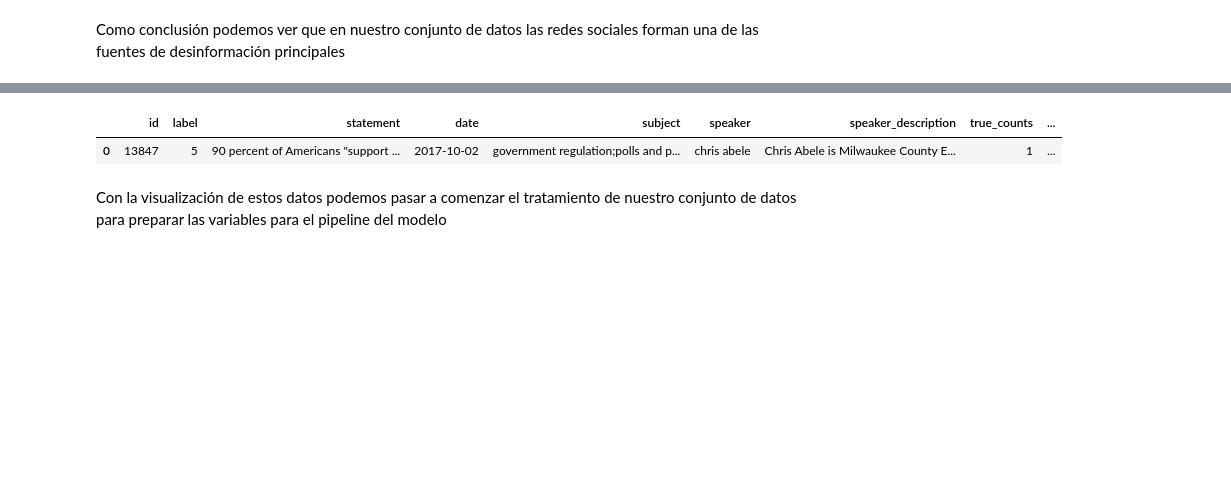
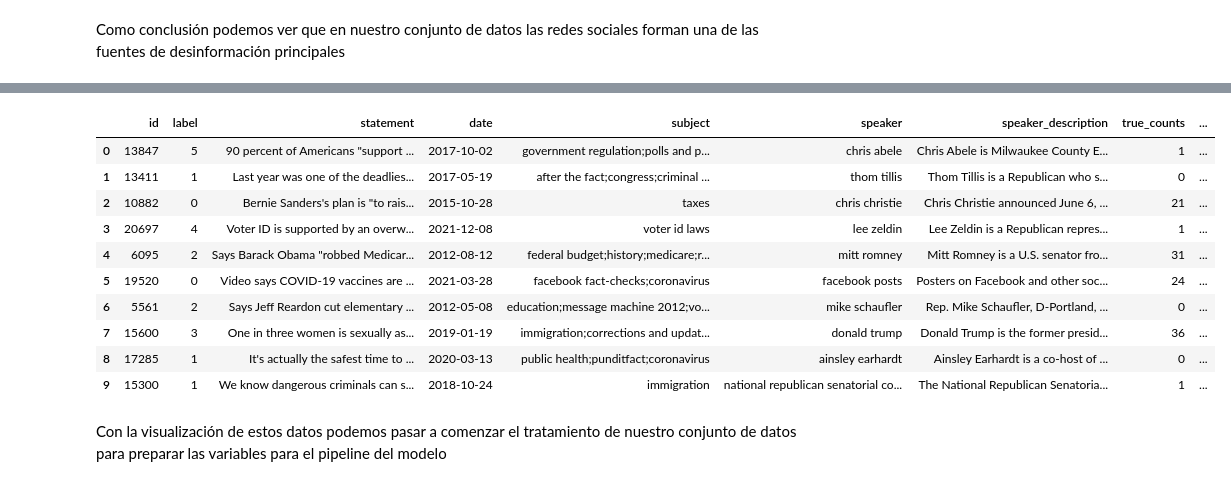
Before and after one commit to Jorgee-sk/FakeNewsVerifier, a Jupyter notebook: AI_python_models/data_clean_and_visualization.ipynb, the cells around one changed output, grey strips where cells are left out. Saved outputs shown, nothing was run; the diff lists cells and outputs as text; code cells hidden in the pictures; blank space fills up the shorter version.

```diff
--- a/AI_python_models/data_clean_and_visualization.ipynb
+++ b/AI_python_models/data_clean_and_visualization.ipynb
@@ -850,10 +852,19 @@ Data columns (total 20 columns):
 dtypes: datetime64[ns](1), int64(12), object(7)
 memory usage: 3.5+ MB
 # %%
-df_test.head(1)
+df_test.head(10)
 # %% [output]
 |  | id | label | statement | date | subject | speaker | speaker_description | true_counts | ... |
 | 0 | 13847 | 5 | 90 percent of Americans "support ... | 2017-10-02 | government regulation;polls and p... | chris abele | Chris Abele is Milwaukee County E... | 1 | ... |
+| 1 | 13411 | 1 | Last year was one of the deadlies... | 2017-05-19 | after the fact;congress;criminal ... | thom tillis | Thom Tillis is a Republican who s... | 0 | ... |
+| 2 | 10882 | 0 | Bernie Sanders's plan is "to rais... | 2015-10-28 | taxes | chris christie | Chris Christie announced June 6, ... | 21 | ... |
+| 3 | 20697 | 4 | Voter ID is supported by an overw... | 2021-12-08 | voter id laws | lee zeldin | Lee Zeldin is a Republican repres... | 1 | ... |
+| 4 | 6095 | 2 | Says Barack Obama "robbed Medicar... | 2012-08-12 | federal budget;history;medicare;r... | mitt romney | Mitt Romney is a U.S. senator fro... | 31 | ... |
+| 5 | 19520 | 0 | Video says COVID-19 vaccines are ... | 2021-03-28 | facebook fact-checks;coronavirus | facebook posts | Posters on Facebook and other soc... | 24 | ... |
+| 6 | 5561 | 2 | Says Jeff Reardon cut elementary ... | 2012-05-08 | education;message machine 2012;vo... | mike schaufler | Rep. Mike Schaufler, D-Portland, ... | 0 | ... |
+| 7 | 15600 | 3 | One in three women is sexually as... | 2019-01-19 | immigration;corrections and updat... | donald trump | Donald Trump is the former presid... | 36 | ... |
+| 8 | 17285 | 1 | It's actually the safest time to ... | 2020-03-13 | public health;punditfact;coronavirus | ainsley earhardt | Ainsley Earhardt is a co-host of ... | 0 | ... |
+| 9 | 15300 | 1 | We know dangerous criminals can s... | 2018-10-24 | immigration | national republican senatorial co... | The National Republican Senatoria... | 1 | ... |
 # %% [markdown]
 Con la visualización de estos datos podemos pasar a comenzar el tratamiento de nuestro conjunto de datos para preparar las variables para el pipeline del modelo
 # %% [markdown]
```
Also changed, not shown: parts of 5 cells of this notebook, 3 other files.
